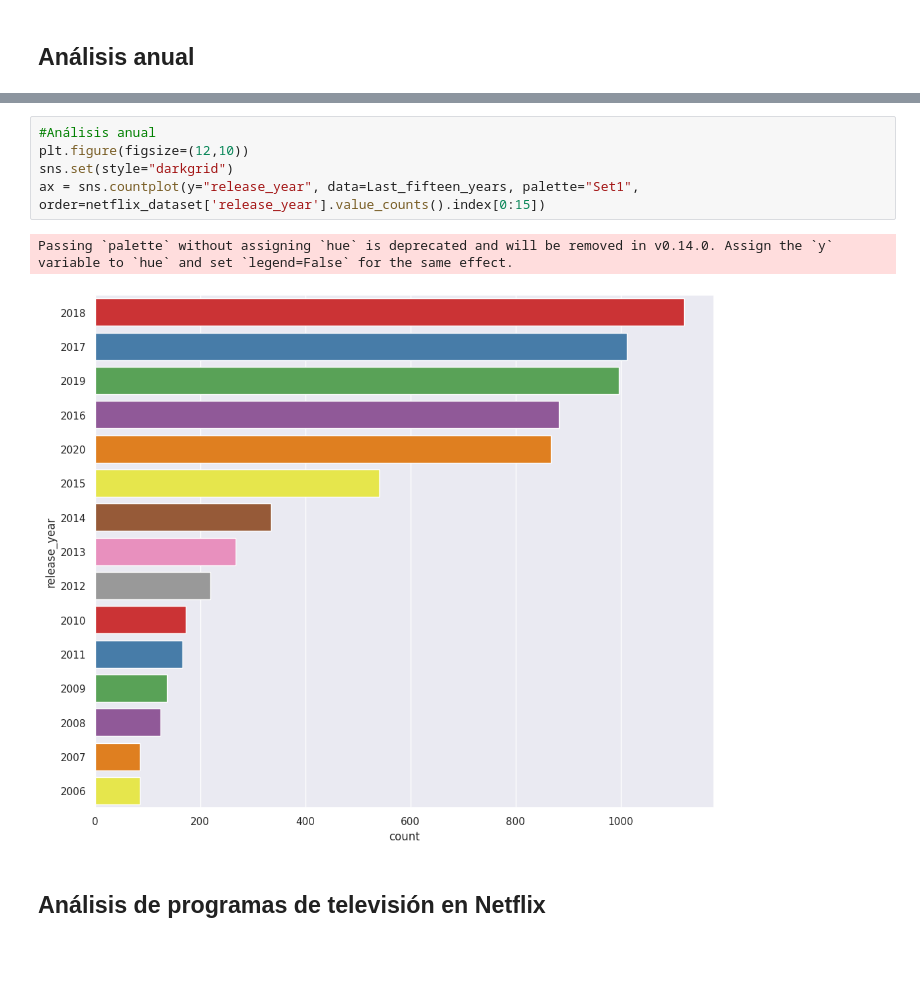
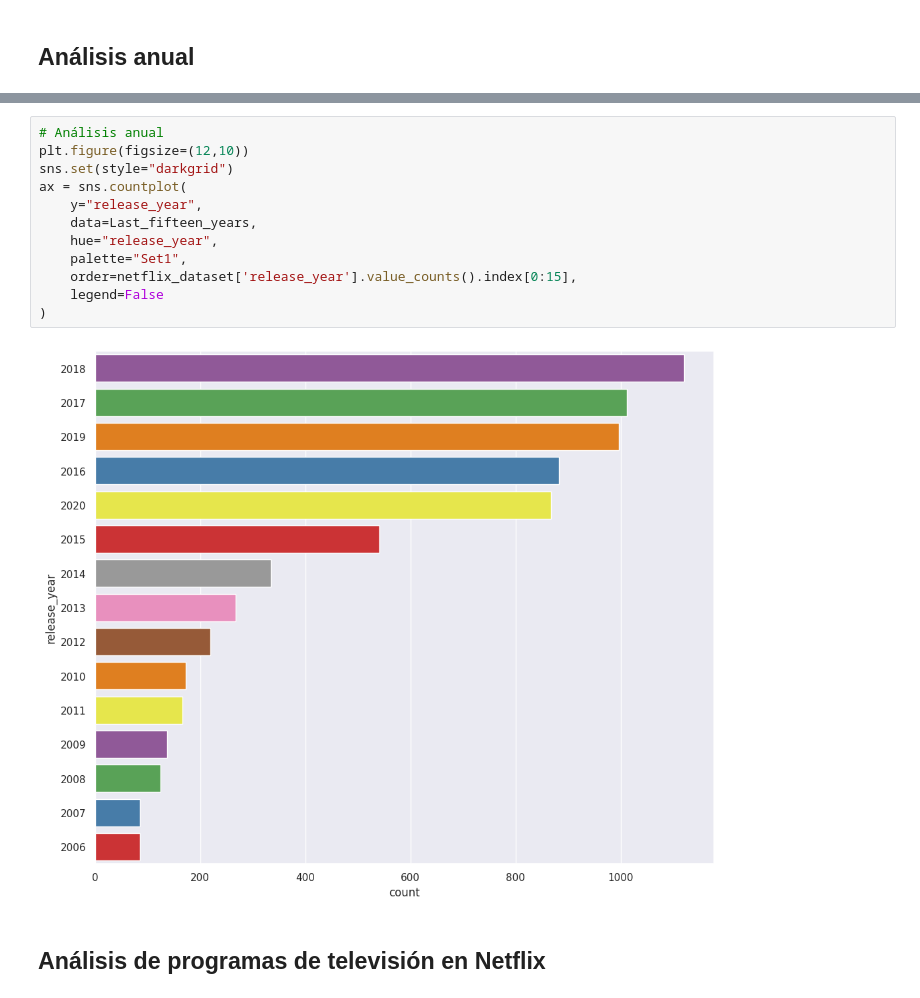
Before and after one commit to KalidRs/practica-9-netflix-analisis, a Jupyter notebook: Practica9_dataset1.ipynb, the cells around one changed output, grey strips where cells are left out. Saved outputs shown, nothing was run; the diff lists cells and outputs as text; blank space fills up the shorter version.

```diff
--- a/Practica9_dataset1.ipynb
+++ b/Practica9_dataset1.ipynb
@@ -233,13 +235,19 @@ Last_fifteen_years.head()
 | 3 | s4 | Movie | 9 | Shane Acker | Elijah Wood, John C. Reilly, Jenn... | United States | November 16, 2017 | 2009 | PG-13 | 80 min | ... |
 | 4 | s5 | Movie | 21 | Robert Luketic | Jim Sturgess, Kevin Spacey, Kate ... | United States | January 1, 2020 | 2008 | PG-13 | 123 min | ... |
 # %%
-#Análisis anual
+# Análisis anual
 plt.figure(figsize=(12,10))
 sns.set(style="darkgrid")
-ax = sns.countplot(y="release_year", data=Last_fifteen_years, palette="Set1", order=netflix_dataset['release_year'].value_counts().index[0:15])
+ax = sns.countplot(
+    y="release_year",
+    data=Last_fifteen_years,
+    hue="release_year",
+    palette="Set1",
+    order=netflix_dataset['release_year'].value_counts().index[0:15],
+    legend=False
+)
 # %% [output]
-Passing `palette` without assigning `hue` is deprecated and will be removed in v0.14.0. Assign the `y` variable to `hue` and set `legend=False` for the same effect.
-[figure, old version]
+[figure, new version]
 # %% [markdown]
 ## Análisis de programas de televisión en Netflix
 # %%
```
Also changed, not shown: parts of 11 cells of this notebook, 1 other file.
